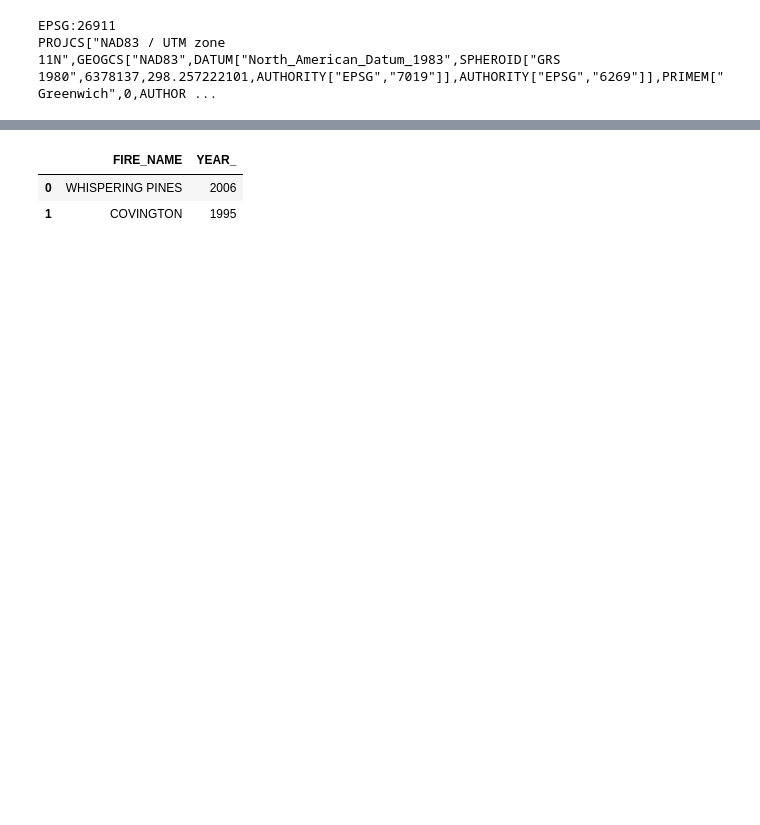
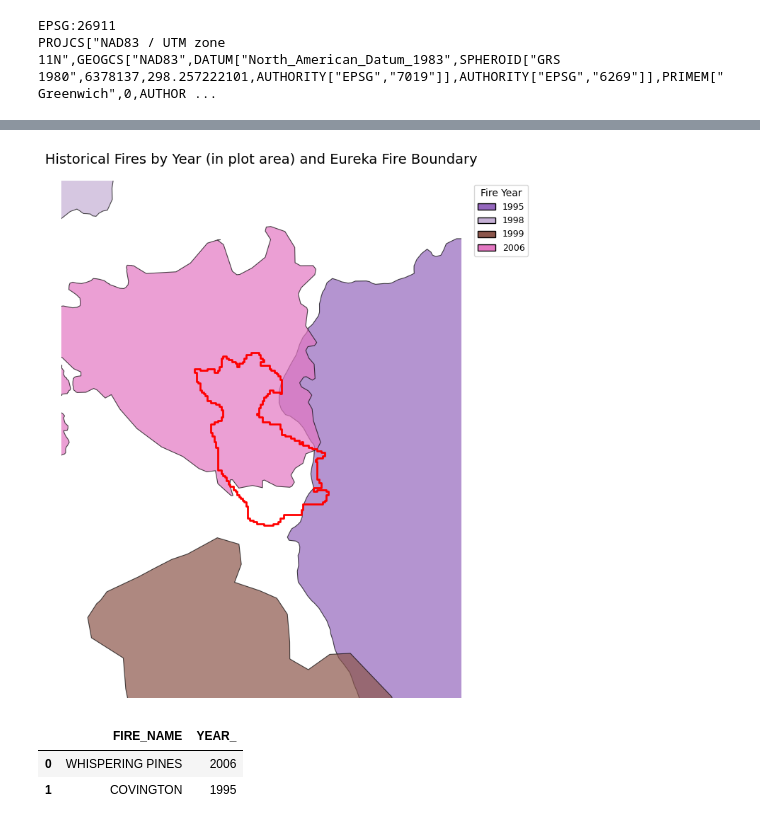
Before and after one commit to SchmidtDSE/eureka_fire_eda, a Jupyter notebook: eureka_fire_veg_analysis.ipynb, the cells around one changed output, grey strips where cells are left out. Cells and saved outputs as stored; diff of their text form; code cells hidden in the pictures; blank space fills up the shorter version.

```diff
--- a/eureka_fire_veg_analysis.ipynb
+++ b/eureka_fire_veg_analysis.ipynb
@@ -295,3 +392,69 @@ plt.show()
+# %%
+#Plot historical fires and Eureka fire boundary
+
+# 1) Prepare sorted list of all years & their colors
+all_years = sorted(fire_hist["YEAR_"].unique())
+cmap = plt.colormaps["tab20"]
+palette = cmap(np.linspace(0, 1, len(all_years)))
+color_map = dict(zip(all_years, palette))
+
+# 2) Compute 100% buffer around the current boundary
+minx, miny, maxx, maxy = fire_boundary.total_bounds
+dx, dy = maxx - minx, maxy - miny
+buffer = 1.0
+view_bounds = shapely.geometry.box(
+    minx - dx*buffer,
+    miny - dy*buffer,
+    maxx + dx*buffer,
+    maxy + dy*buffer
+)
+
+# 3) Find which fires intersect that buffered box
+visible = fire_hist[fire_hist.geometry.intersects(view_bounds)]
+visible_years = sorted(visible["YEAR_"].unique())
+
+# 4) Plot all historic fires (only the visible ones actually appear in the frame)
+fig, ax = plt.subplots(figsize=(10, 8))
+for yr in all_years:
+    fire_hist[fire_hist["YEAR_"] == yr].plot(
+        ax=ax,
+        facecolor=color_map[yr],
+        edgecolor="black",
+        linewidth=0.8,
+        alpha=0.7
+    )
+
+# 5) Draw the red boundary
+fire_boundary.plot(
+    ax=ax,
+    edgecolor="red",
+    facecolor="none",
+    linewidth=2
+)
+
+# 6) Zoom to the buffered view
+ax.set_xlim(minx - dx*buffer, maxx + dx*buffer)
+ax.set_ylim(miny - dy*buffer, maxy + dy*buffer)
+
+# 7) Build legend only for visible years
+handles = [
+    mpatches.Patch(facecolor=color_map[yr], edgecolor="black", label=str(yr))
+    for yr in visible_years
+]
+ax.legend(
+    handles=handles,
+    title="Fire Year",
+    loc="upper left",
+    bbox_to_anchor=(1.02, 1),
+    fontsize=9
+)
+
+ax.set_title("Historical Fires by Year (in plot area) and Eureka Fire Boundary", fontsize=14)
+ax.axis("off")
+plt.tight_layout()
+plt.show()
+# %% [output]
+[figure, added]
 # %%
 #Spatial filter: which historical fires intersect the current fire boundary?
 overlapping_fires = gpd.overlay(fire_hist, fire_boundary, how='intersection')
```
Also changed, not shown: parts of 21 cells of this notebook, 1 other file.
